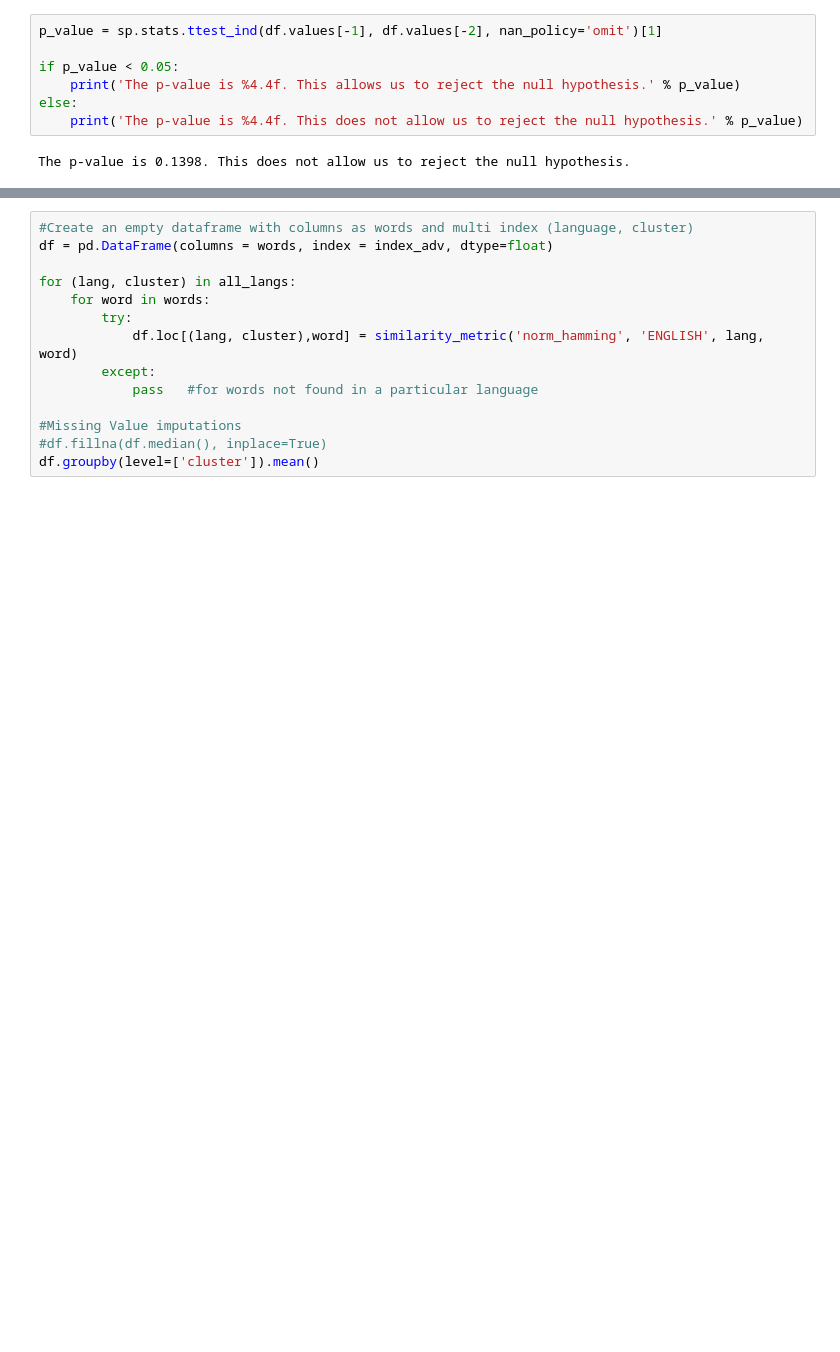
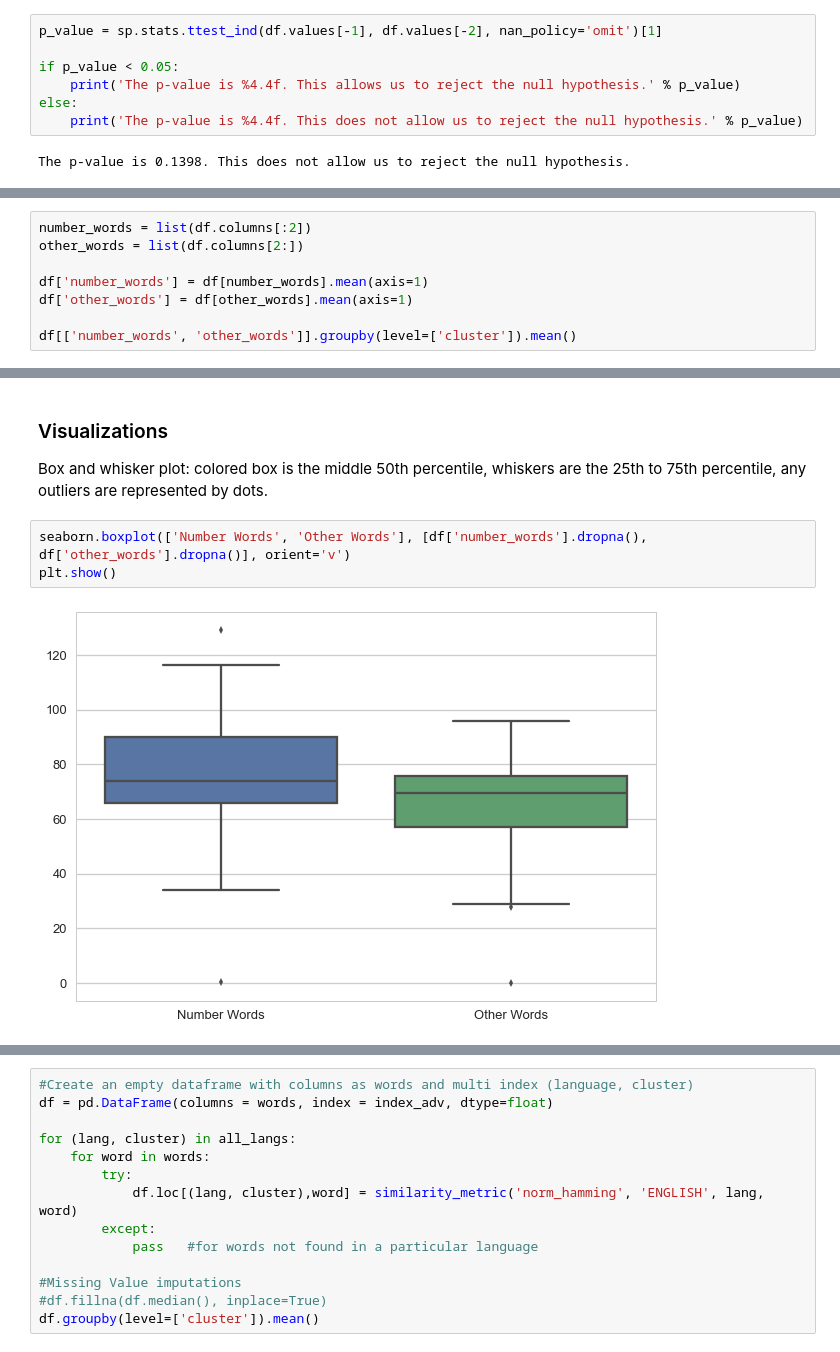
Before and after one commit to sidsvash26/history_of_number_words, a Jupyter notebook: Project_2_History_of_Number_words.ipynb, the cells around one changed output, grey strips where cells are left out. Cells and saved outputs as stored; diff of their text form; blank space fills up the shorter version.

```diff
--- a/Project_2_History_of_Number_words.ipynb
+++ b/Project_2_History_of_Number_words.ipynb
@@ -482,0 +531,8 @@ The p-value is 0.1398. This does not allow us to reject the null hypothesis.
+# %%
+number_words = list(df.columns[:2])
+other_words = list(df.columns[2:])
+
+df['number_words'] = df[number_words].mean(axis=1)
+df['other_words'] = df[other_words].mean(axis=1)
+
+df[['number_words', 'other_words']].groupby(level=['cluster']).mean()
@@ -482,0 +545,8 @@ The p-value is 0.1398. This does not allow us to reject the null hypothesis.
+# %% [markdown]
+### Visualizations
+Box and whisker plot: colored box is the middle 50th percentile, whiskers are the 25th to 75th percentile, any outliers are represented by dots.
+# %%
+seaborn.boxplot(['Number Words', 'Other Words'], [df['number_words'].dropna(), df['other_words'].dropna()], orient='v')
+plt.show()
+# %% [output]
+[figure, added]
```
Also changed, not shown: parts of 43 cells of this notebook.
